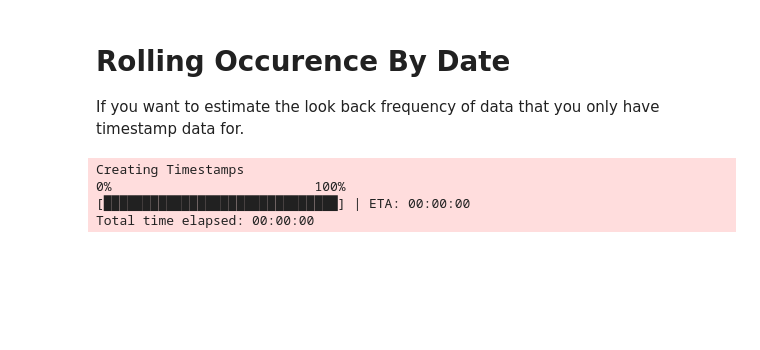
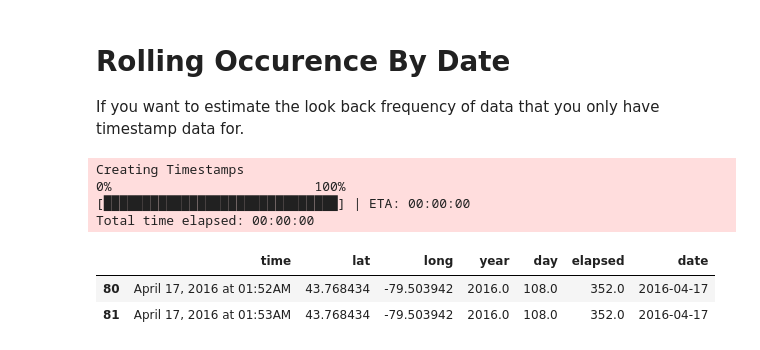
Before and after one commit to arose13/RandomPython, a Jupyter notebook: Rolling Occurrence By Date.ipynb, the cells around one changed output. Saved outputs shown, nothing was run; the diff lists cells and outputs as text; code cells hidden in the pictures; blank space fills up the shorter version.

```diff
--- a/Rolling Occurrence By Date.ipynb
+++ b/Rolling Occurrence By Date.ipynb
@@ -10,32 +10,42 @@ import pandas as pd
 import seaborn as sns
 import matplotlib.pyplot as graph
 from datetime import datetime as dt
+from datetime import timedelta
 from IPython.display import display, Markdown
 
 %matplotlib inline
 
-sns.set(font_scale=1.5, rc={'figure.figsize': (15, 5), 'lines.linewidth': 2})
+sns.set(font_scale=1.15, rc={'figure.figsize': (15, 5), 'lines.linewidth': 1})
 sns.set_style('whitegrid')
+
+ymd_format = '%Y-%m-%d'
 # %%
 # Preprocess Data
-data = pd.read_csv('data/did_it_15042016.csv', header=-1)
+data = pd.read_csv('data/did it 17042016.csv', header=-1)
 data.columns = ['time', 'lat', 'long']
 data['year'] = np.nan
 data['day'] = np.nan
 data['elapsed'] = np.nan
+data['date'] = ''
 
 progress = pyprind.ProgBar(len(data), bar_char='█', title='Creating Timestamps')
 for i, time_string in enumerate(data['time']):
     time_data = dt.strptime(time_string, '%B %d, %Y at %I:%M%p').timetuple()
     data.loc[i, 'year'] = time_data.tm_year
     data.loc[i, 'day'] = time_data.tm_yday
     data.loc[i, 'elapsed'] = (365 * (time_data.tm_year - 2015)) + (time_data.tm_yday - 121)
+    data.loc[i, 'date'] = time.strftime(ymd_format, time_data)
     progress.update()
+
+display(data.tail(2))
 # %% [output]
 Creating Timestamps
 0%                          100%
 [██████████████████████████████] | ETA: 00:00:00
 Total time elapsed: 00:00:00
+|  | time | lat | long | year | day | elapsed | date |
+| 80 | April 17, 2016 at 01:52AM | 43.768434 | -79.503942 | 2016.0 | 108.0 | 352.0 | 2016-04-17 |
+| 81 | April 17, 2016 at 01:53AM | 43.768434 | -79.503942 | 2016.0 | 108.0 | 352.0 | 2016-04-17 |
 # %%
 # Remap data to count list
 n = int(data.tail(1)['elapsed'].values[0])
```
Also changed, not shown: parts of 4 cells of this notebook, 1 other file.
